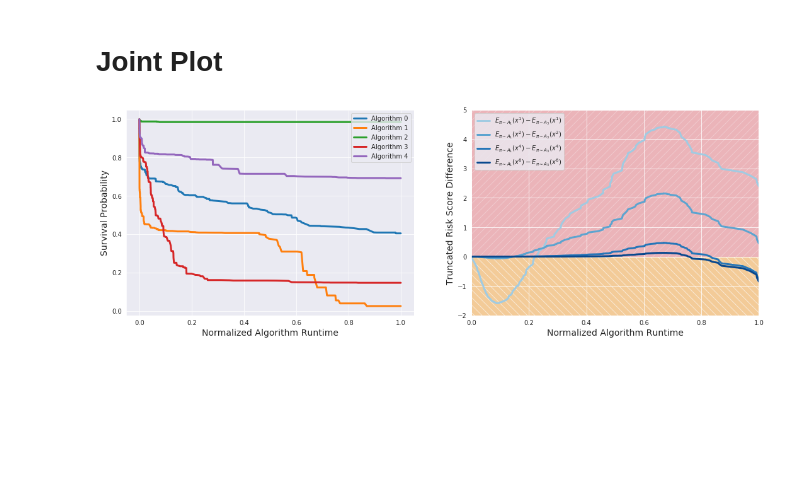
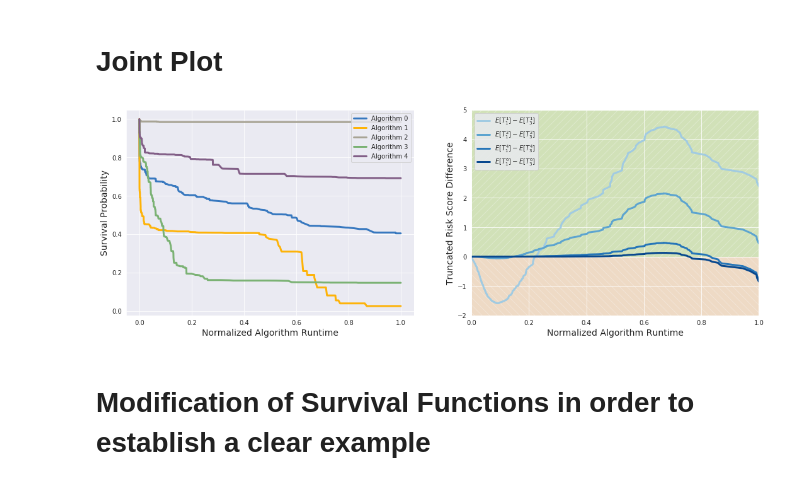
Before and after one commit to alexandertornede/algorithm_survival_analysis, a Jupyter notebook: survival_tests/results/visualization.ipynb, the cells around one changed output. Drawn from its saved outputs; the diff is of its cells as text; code cells hidden in the pictures; blank space fills up the shorter version.

```diff
--- a/survival_tests/results/visualization.ipynb
+++ b/survival_tests/results/visualization.ipynb
@@ -46,7 +38,7 @@ data.columns = ['ASlib Scenarios', 'Algorithm Selector', 'metric', 'normalized',
 num_approaches = data['Algorithm Selector'].nunique()
 data = data.pivot('ASlib Scenarios','Algorithm Selector','normalized')
 data = data.fillna(100.0)
-data = data[['ExpectationSurvivalForest', 'AutoSurvivalForest', 'GridSearchSurvivalForest', 'AlgorithmRegressor*like', 'ISAC*like', 'MultiClassSelector*like', 'SATzilla\'11*like', 'SUNNY*like']]
+data = data[['ExpectationSurvivalForest', 'AutoSurvivalForest', 'GridSearchSurvivalForest', 'PerAlgorithmRegressor', 'ISAC*like', 'MultiClassSelector', 'SATzilla\'11*like', 'SUNNY*like']]
 
 
 fig = plt.figure(figsize=(10, 10), constrained_layout=False)
@@ -77,7 +69,7 @@ ax1_1.set_xlabel('')
 ax1_1.set_ylabel('')
 
 
-tmp_data = data[['AlgorithmRegressor*like', 'ISAC*like', 'MultiClassSelector*like', 'SATzilla\'11*like', 'SUNNY*like']]
+tmp_data = data[['PerAlgorithmRegressor', 'ISAC*like', 'MultiClassSelector', 'SATzilla\'11*like', 'SUNNY*like']]
 heatmap = sns.heatmap(tmp_data, cmap=palette, linewidths=.5, ax=ax1_2, annot=True, cbar_kws={'label': 'Normalized PAR10'}, vmax=normal_vmax, vmin=0.0, cbar_ax=ax1_3)
 
 ax1_2.tick_params(axis='both', which='major', labelsize=10, labelbottom=False, bottom=False, top=False, labeltop=True)
@@ -86,10 +78,6 @@ labels = ax1_2.get_xticklabels()
 ax1_2.set_xticklabels(labels, rotation=45, ha='left')
 ax1_2.set_xlabel('')
 ax1_2.set_ylabel('')
-
-
-
-
 
 
 # WORAROUND TO A BUG IN MATPLOTLIB 3.1.1 WHERE THE FIRST AND LAST ROW OF THE HEATMAP ARE CUT
@@ -121,14 +109,6 @@ for scenario_id in range(num_scenarios):
         text.set_color('black')
         text.set_style('italic')
 
-
-
-
-
-
-
-
-
 bottom_palette =sns.color_palette("Blues", n_colors=100)
 ax2_data = np.median(data.values, axis=0)
 ax2_data = ax2_data.reshape(1, ax2_data.size)
@@ -138,8 +118,6 @@ sns.heatmap(ax2_data[:, :3], ax=ax2_1, annot=True, cbar=False, xticklabels=False
 ax2_1.set_ylabel('Median', rotation=0, labelpad=30)
 sns.heatmap(ax2_data[:, 3:], ax=ax2_2, annot=True, cbar=False, xticklabels=False, yticklabels=False, cmap=bottom_palette, vmin=ax2_vmin, vmax=ax2_vmax)
 ax2_2.set_ylabel('')
-
-
 
 min_val = min(min([float(text.get_text()) for text in ax2_1.texts]), min([float(text.get_text()) for text in ax2_2.texts]))
 indices_1 = [num for num, text in enumerate(ax2_1.texts) if float(text.get_text()) == min_val]
@@ -197,7 +175,6 @@ sns.heatmap(ax4_data[:, 3:], ax=ax4_2, annot=True, cbar=False, xticklabels=False
 ax4_2.set_ylabel('')
 
 
-
 min_val = min(min([float(text.get_text()) for text in ax4_1.texts]), min([float(text.get_text()) for text in ax4_2.texts]))
 indices_1 = [num for num, text in enumerate(ax4_1.texts) if float(text.get_text()) == min_val]
 indices_2 = [num for num, text in enumerate(ax4_2.texts) if float(text.get_text()) == min_val]
@@ -216,6 +193,5 @@ for idx in indices_2:
     text.set_color('black')
     text.set_style('italic')
 
-
-fig.savefig(r'./heatmap.pdf')
+fig.savefig(r'./heatmap.pdf', bbox_inches='tight')
 fig.show()
@@ -479,10 +453,13 @@ axes[0].ticklabel_format(useOffset=False, style='plain')
 axes[0].set_ylabel('Survival Probability', fontsize=14)
 axes[0].set_xlabel('Normalized Algorithm Runtime', fontsize=14)
 
+colors = ["windows blue", "amber", "greyish", "faded green", "dusty purple"]
+palette = sns.xkcd_palette(colors)
+
 # plot survival functions
 for alg_id in range(num_algorithms):
     events =  event_times[alg_id] / algorithm_cutoff_time
-    sns.lineplot(x=events, y=survival_functions[alg_id], ax=axes[0], label='Algorithm {}'.format(alg_id))
+    sns.lineplot(x=events, y=survival_functions[alg_id], ax=axes[0], label='Algorithm {}'.format(alg_id), color=palette[alg_id])
 
 
 ### Cumulated Risk Score Difference Plot ###
@@ -502,41 +479,44 @@ axes[1].set_xlabel('Normalized Algorithm Runtime', fontsize=14)
 overall_events = set(event for alg_id in subset for event in event_times[alg_id].tolist())
 overall_events.update([0.0, algorithm_cutoff_time])
 overall_events = sorted(overall_events)
 
 # compute all respective differences regarding the algorithms' survival probabilities
 difference = np.zeros(len(overall_events))
 for event_idx, event in enumerate(overall_events):
     # get index of respective survival probability for each algorithm
     idx = np.zeros(len(subset), dtype=int)
     for num, alg_id in enumerate(subset):
         idx[num] = np.argmax(event_times[alg_id] >= event)
 
     difference[event_idx] = survival_functions[alg_0][idx[0]] - survival_functions[alg_1][idx[1]]
 
 overall_events = np.asarray(overall_events) / algorithm_cutoff_time
 
 y1 = np.cumsum(difference * overall_events)
 y2 = np.cumsum(difference * overall_events**2)
 y3 = np.cumsum(difference * overall_events**4)
 y4 = np.cumsum(difference * overall_events**6)
 
 palette = sns.color_palette("Blues", 10)
 
-sns.lineplot(x=overall_events, y=y1, ax=axes[1], label='$E_{\pi \sim A_1}(x^1) - E_{\pi \sim A_3}(x^1)$', color=palette[3])
-sns.lineplot(x=overall_events, y=y2, ax=axes[1], label='$E_{\pi \sim A_1}(x^2) - E_{\pi \sim A_3}(x^2)}$', color=palette[5])
-sns.lineplot(x=overall_events, y=y3, ax=axes[1], label='$E_{\pi \sim A_1}(x^4) - E_{\pi \sim A_3}(x^4)$', color=palette[7])
-sns.lineplot(x=overall_events, y=y4, ax=axes[1], label='$E_{\pi \sim A_1}(x^6) - E_{\pi \sim A_3}(x^6)$', color=palette[9])
+sns.lineplot(x=overall_events, y=y1, ax=axes[1], label='$E[T_1^1] - E[T_3^1]$', color=palette[3])
+sns.lineplot(x=overall_events, y=y2, ax=axes[1], label='$E[T_1^2] - E[T_3^2]$', color=palette[5])
+sns.lineplot(x=overall_events, y=y3, ax=axes[1], label='$E[T_1^4] - E[T_3^4]$', color=palette[7])
+sns.lineplot(x=overall_events, y=y4, ax=axes[1], label='$E[T_1^6] - E[T_3^6]$', color=palette[9])
 
-fb1 = axes[1].fill_between([0.0, 1.0], y1=[0.0, 0.0], y2=[5.0, 5.0], facecolor="#f03838", zorder=0, alpha=0.3)
+#fb1 = axes[1].fill_between([0.0, 1.0], y1=[0.0, 0.0], y2=[5.0, 5.0], facecolor="#f03838", zorder=0, alpha=0.3)
+fb1 = axes[1].fill_between([0.0, 1.0], y1=[0.0, 0.0], y2=[5.0, 5.0], facecolor="#9ACD32", zorder=0, alpha=0.3)
 fb1.set_hatch('//')
 
-fb2 = axes[1].fill_between([0.0, 1.0], y1=[0.0, 0.0], y2=[-2.0, -2.0], facecolor="#fab75d", zorder=0, alpha=0.6)
+fb2 = axes[1].fill_between([0.0, 1.0], y1=[0.0, 0.0], y2=[-2.0, -2.0], facecolor="#fab75d", zorder=0, alpha=0.3)
 fb2.set_hatch("\\\\")
 
-fig.savefig(r'./joint_plot.pdf')
+fig.savefig(r'./joint_plot.pdf', bbox_inches='tight')
 fig.show()
 # %% [output]
-[figure, old version]
+[figure, new version]
+# %% [markdown]
+# Modification of Survival Functions in order to establish a clear example
 # %%
 survival_functions[1][-25:-23] = 0.20733033
 survival_functions[1][-23:-20] = 0.18733033
```
Also changed, not shown: parts of 12 cells of this notebook, 6 other files.
